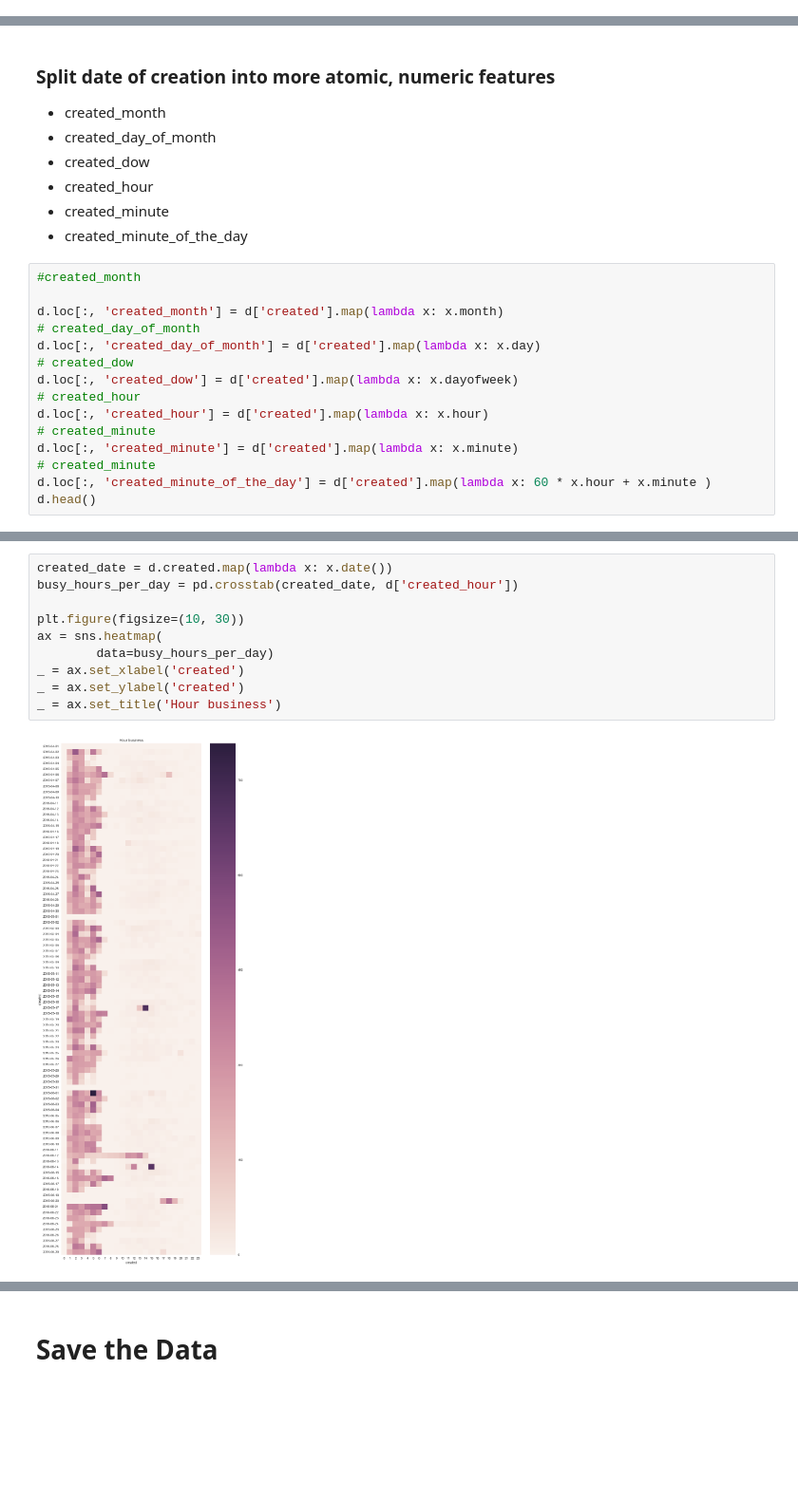
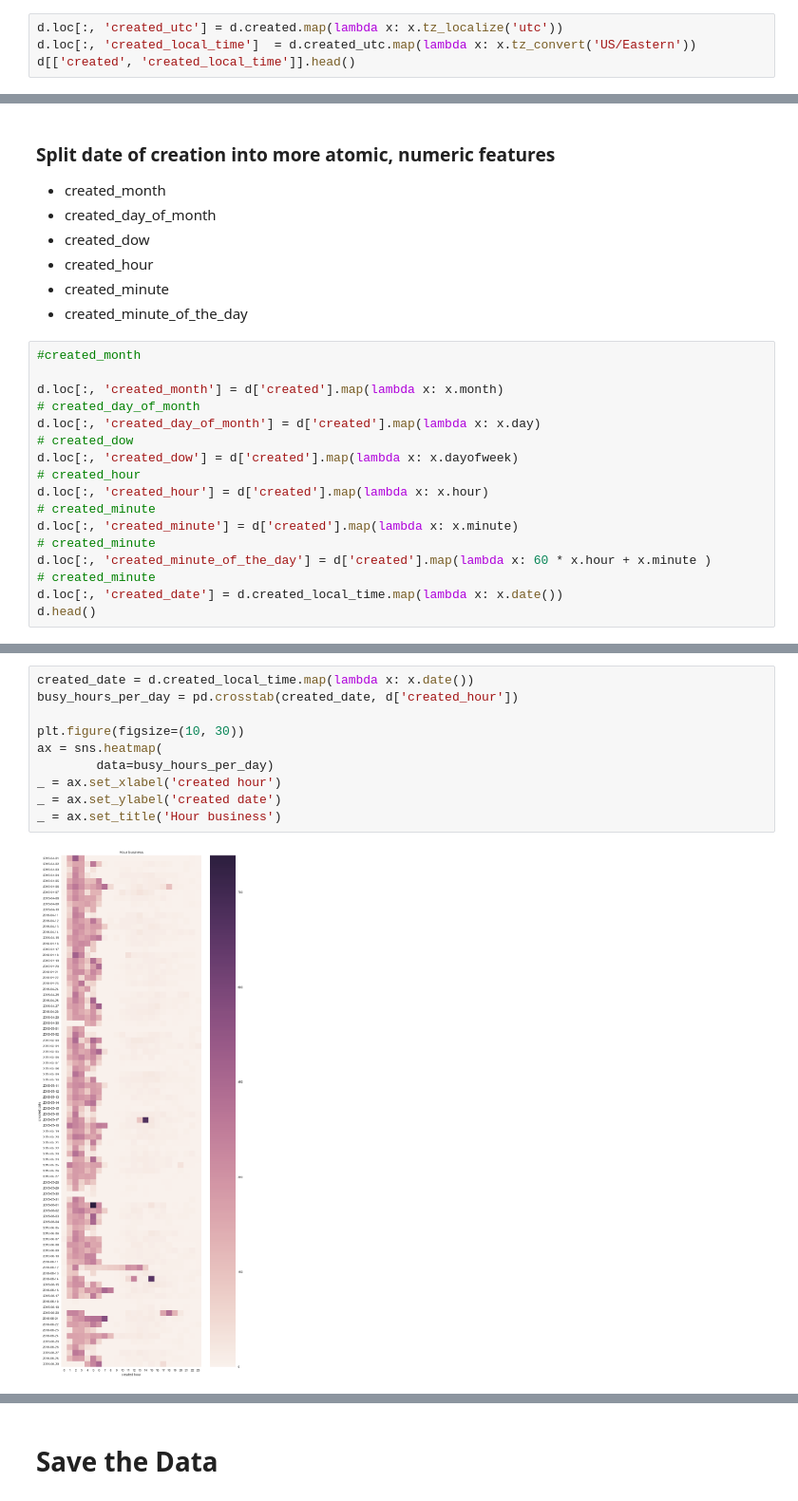
Before and after one commit to csizsek/kaggle-2s-rental-inq, a Jupyter notebook: 104_created.ipynb, the cells around one changed output, grey strips where cells are left out. Shown: that part at 95% size. Cells and saved outputs as stored; diff of their text form; blank space fills up the shorter version.

Commit message:
Doing complex time features

```diff
--- a/104_created.ipynb
+++ b/104_created.ipynb
@@ -48,0 +45,4 @@ Timestamp('2016-06-11 05:29:41')
+# %%
+d.loc[:, 'created_utc'] = d.created.map(lambda x: x.tz_localize('utc'))
+d.loc[:, 'created_local_time']  = d.created_utc.map(lambda x: x.tz_convert('US/Eastern'))
+d[['created', 'created_local_time']].head()
@@ -83,5 +103,7 @@ d.loc[:, 'created_hour'] = d['created'].map(lambda x: x.hour)
 d.loc[:, 'created_minute'] = d['created'].map(lambda x: x.minute)
 # created_minute
 d.loc[:, 'created_minute_of_the_day'] = d['created'].map(lambda x: 60 * x.hour + x.minute )
+# created_minute
+d.loc[:, 'created_date'] = d.created_local_time.map(lambda x: x.date())
 d.head()
 # %% [output]
@@ -101,15 +124,15 @@ And the
 # %%
-created_date = d.created.map(lambda x: x.date())
+created_date = d.created_local_time.map(lambda x: x.date())
 busy_hours_per_day = pd.crosstab(created_date, d['created_hour'])
 
 plt.figure(figsize=(10, 30))
 ax = sns.heatmap(
         data=busy_hours_per_day)
-_ = ax.set_xlabel('created')
-_ = ax.set_ylabel('created')
+_ = ax.set_xlabel('created hour')
+_ = ax.set_ylabel('created date')
 _ = ax.set_title('Hour business')
 # %% [output]
-[figure, old version]
+[figure, new version]
 # %%
 peak_hours = busy_hours_per_day.idxmax(axis=1).to_dict()
 def distance_from_peak(created):
```
Also changed, not shown: parts of 17 cells of this notebook.
